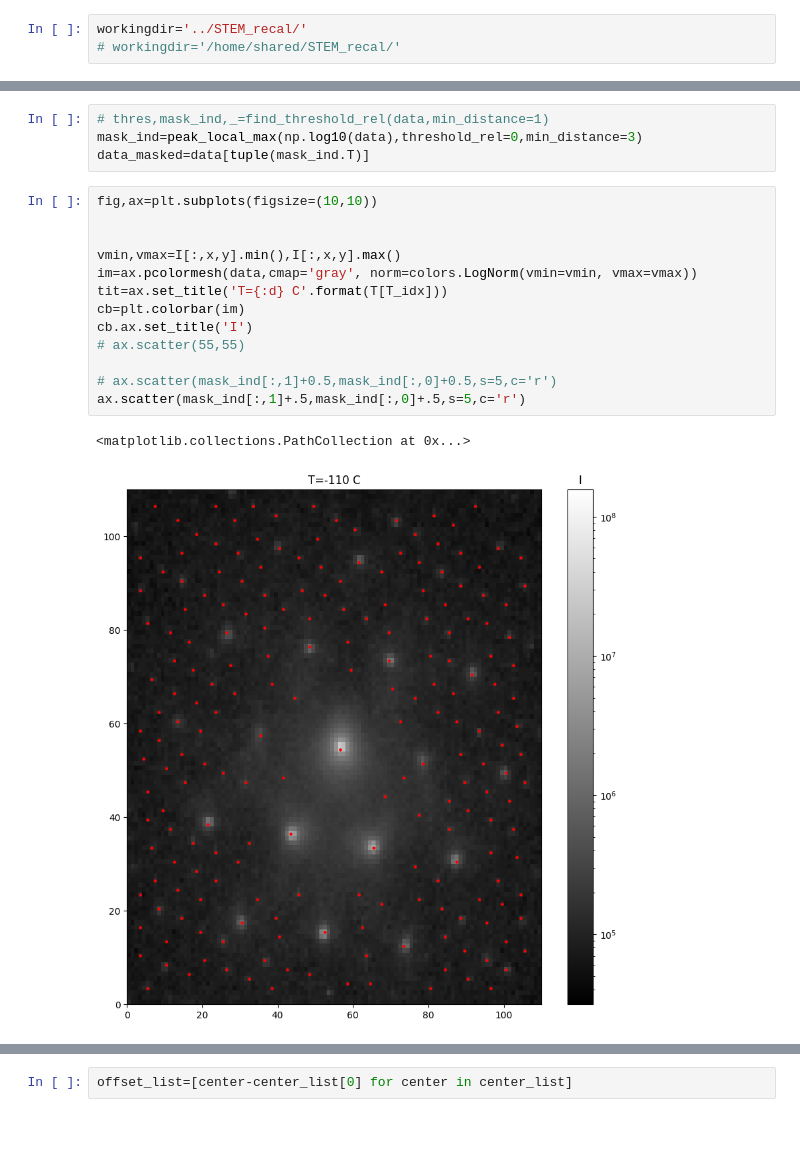
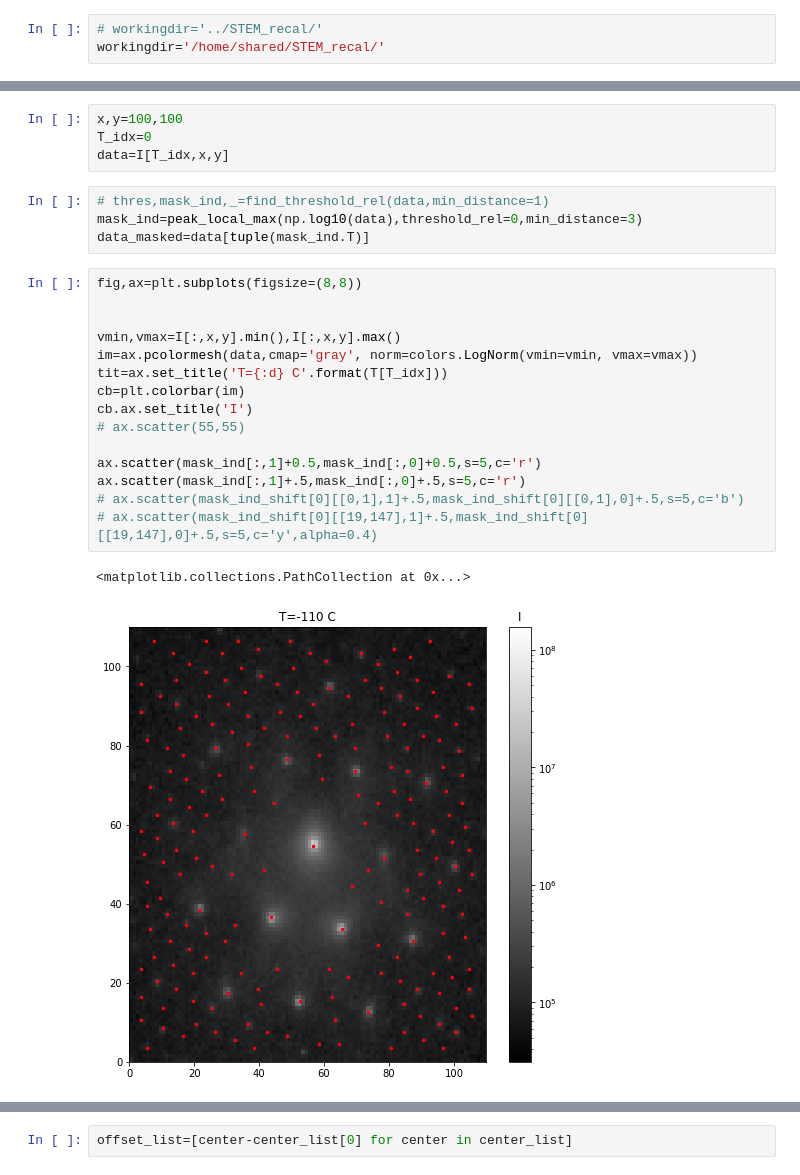
Before and after one commit to hainingpan/4D, a Jupyter notebook: XTEC_STEM_recal.ipynb, the cells around one changed output, grey strips where cells are left out. Cells and saved outputs as stored; diff of their text form; blank space fills up the shorter version.

```diff
--- a/XTEC_STEM_recal.ipynb
+++ b/XTEC_STEM_recal.ipynb
@@ -19,8 +21,8 @@ import h5py
 # %% [markdown]
 ## Loading
 # %%
-workingdir='../STEM_recal/'
-# workingdir='/home/shared/STEM_recal/'
+# workingdir='../STEM_recal/'
+workingdir='/home/shared/STEM_recal/'
 # %%
 f=h5py.File(workingdir+'data.hdf5','r')
 # %%
@@ -117,20 +160,26 @@ data.shape
+# %%
+x,y=100,100
+T_idx=0
+data=I[T_idx,x,y]
 # %%
 # thres,mask_ind,_=find_threshold_rel(data,min_distance=1)
 mask_ind=peak_local_max(np.log10(data),threshold_rel=0,min_distance=3)
 data_masked=data[tuple(mask_ind.T)]
 # %%
-fig,ax=plt.subplots(figsize=(10,10))
+fig,ax=plt.subplots(figsize=(8,8))
 
 
 vmin,vmax=I[:,x,y].min(),I[:,x,y].max()
 im=ax.pcolormesh(data,cmap='gray', norm=colors.LogNorm(vmin=vmin, vmax=vmax))
 tit=ax.set_title('T={:d} C'.format(T[T_idx]))
 cb=plt.colorbar(im)
 cb.ax.set_title('I')
 # ax.scatter(55,55)
 
-# ax.scatter(mask_ind[:,1]+0.5,mask_ind[:,0]+0.5,s=5,c='r')
+ax.scatter(mask_ind[:,1]+0.5,mask_ind[:,0]+0.5,s=5,c='r')
 ax.scatter(mask_ind[:,1]+.5,mask_ind[:,0]+.5,s=5,c='r')
+# ax.scatter(mask_ind_shift[0][[0,1],1]+.5,mask_ind_shift[0][[0,1],0]+.5,s=5,c='b')
+# ax.scatter(mask_ind_shift[0][[19,147],1]+.5,mask_ind_shift[0][[19,147],0]+.5,s=5,c='y',alpha=0.4)
 # %% [output]
 <matplotlib.collections.PathCollection at 0x...>
-[figure, old version]
+[figure, new version]
```
Also changed, not shown: parts of 71 cells of this notebook.
